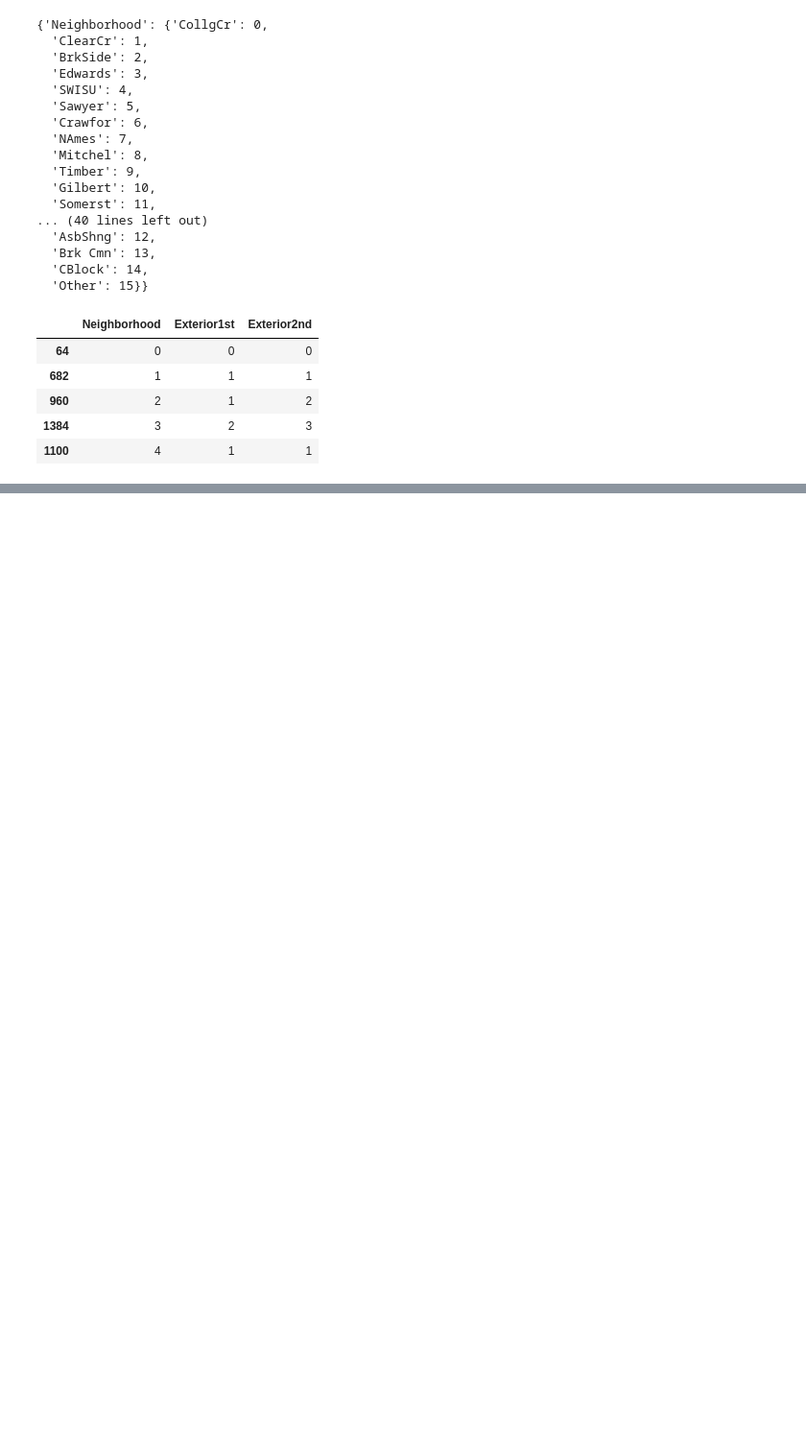
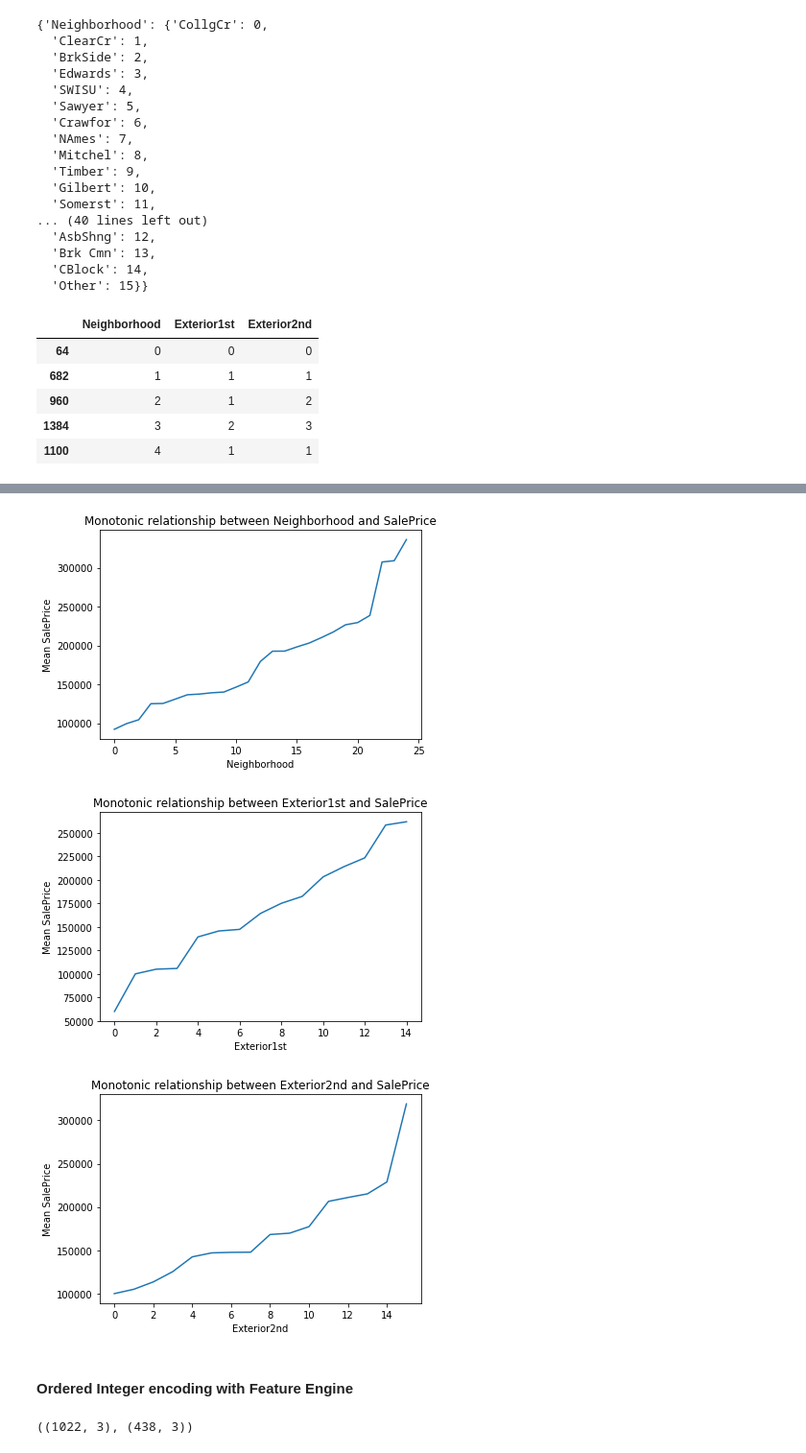
Before and after one commit to KarthikKothareddy/FeatureEngineering, a Jupyter notebook: categorical_variable_encoding.ipynb, the cells around one changed output, grey strips where cells are left out. Shown: that part at 96% size. Drawn from its saved outputs; the diff is of its cells as text; code cells hidden in the pictures; blank space fills up the shorter version.

```diff
--- a/categorical_variable_encoding.ipynb
+++ b/categorical_variable_encoding.ipynb
@@ -695,0 +946,7 @@ x_train.head()
+# %%
+# now we create a dictionary with above vals
+ordinal_mapping = {
+    k:v
+    for v, k in enumerate(ordered_lables, 0)
+}
+ordinal_mapping
@@ -695,0 +971,5 @@ x_train.head()
+# %%
+# now lets apply the mapping in train and test sets
+x_train["Neighborhood"] = x_train["Neighborhood"].map(ordinal_mapping)
+x_test["Neighborhood"] = x_test["Neighborhood"].map(ordinal_mapping)
+x_train["Neighborhood"].head()
@@ -695,0 +992,15 @@ x_train.head()
+# %%
+# making the above step a function
+def target_guided_encode(data, feature, target):
+    _labels = data.groupby([feature])[target].mean().sort_values().index
+    mapping = {
+        k : v
+        for v, k in enumerate(_labels, 0)
+    }
+    data[feature] = data[feature].map(mapping)
+    return data
+# %%
+# lets apply the above function for remaining variables
+for feature in ["Exterior1st", "Exterior2nd"]:
+    x_train = target_guided_encode(x_train, feature, "SalePrice")
+    x_test = target_guided_encode(x_test, feature, "SalePrice")
@@ -695,0 +1016,26 @@ x_train.head()
+# %%
+# now lets again inspect the behaviour of target wrt features
+for var in ['Neighborhood', 'Exterior1st', 'Exterior2nd']:
+    fig = plt.figure()
+    fig = x_train.groupby([var])['SalePrice'].mean().plot()
+    fig.set_title('Monotonic relationship between {} and SalePrice'.format(var))
+    fig.set_ylabel('Mean SalePrice')
+    plt.show()
+# %% [output]
+[figure, added]
+[figure, added]
+[figure, added]
+# %% [markdown]
+#### Ordered Integer encoding with Feature Engine
+# %%
+# let's separate into training and testing set
+
+x_train, x_test, y_train, y_test = train_test_split(
+    data[['Neighborhood', 'Exterior1st', 'Exterior2nd']], # predictors
+    data['SalePrice'],  # target
+    test_size=0.3,  # percentage of obs in test set
+    random_state=0)  # seed to ensure reproducibility
+
+x_train.shape, x_test.shape
+# %% [output]
+((1022, 3), (438, 3))
```
Also changed, not shown: parts of 30 cells of this notebook.
